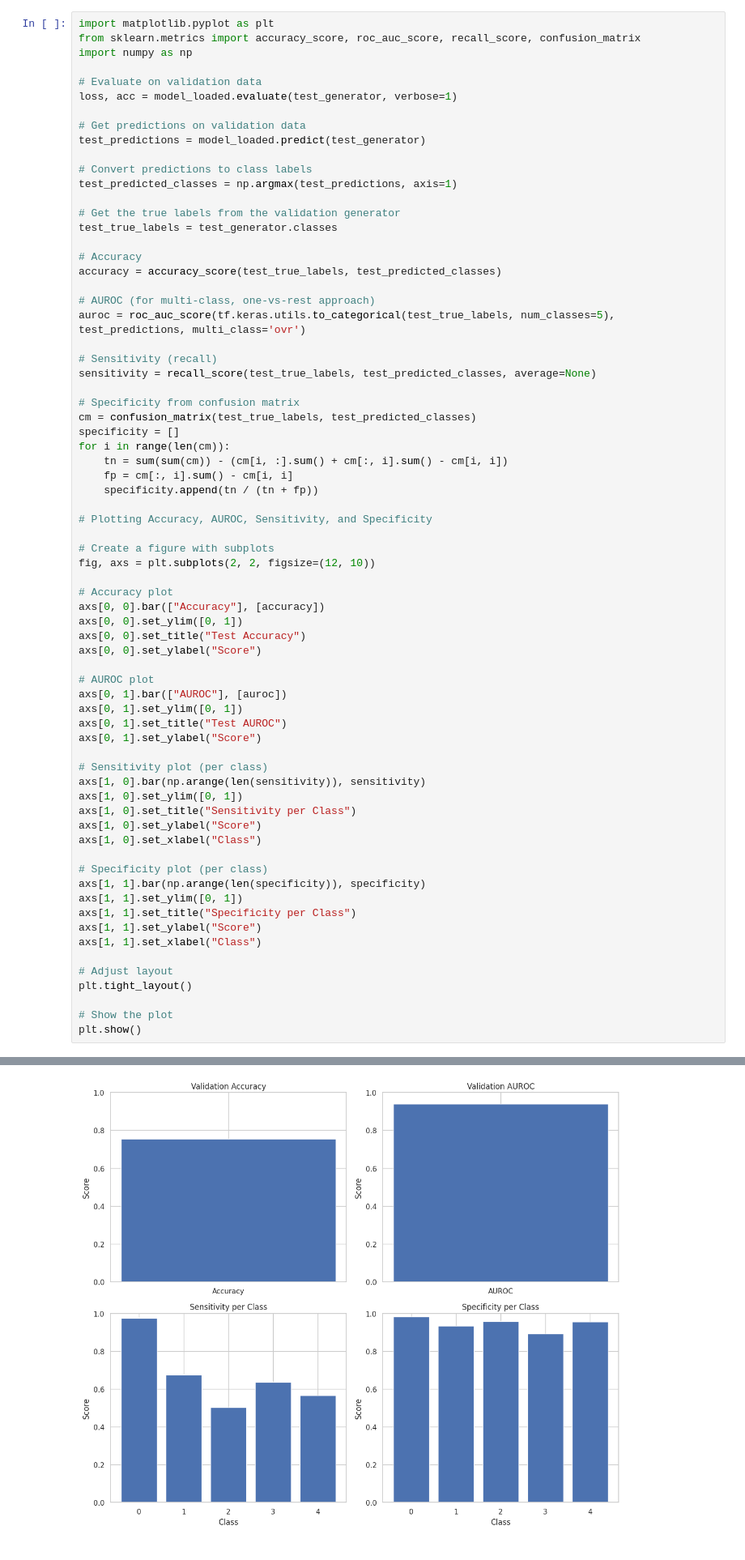
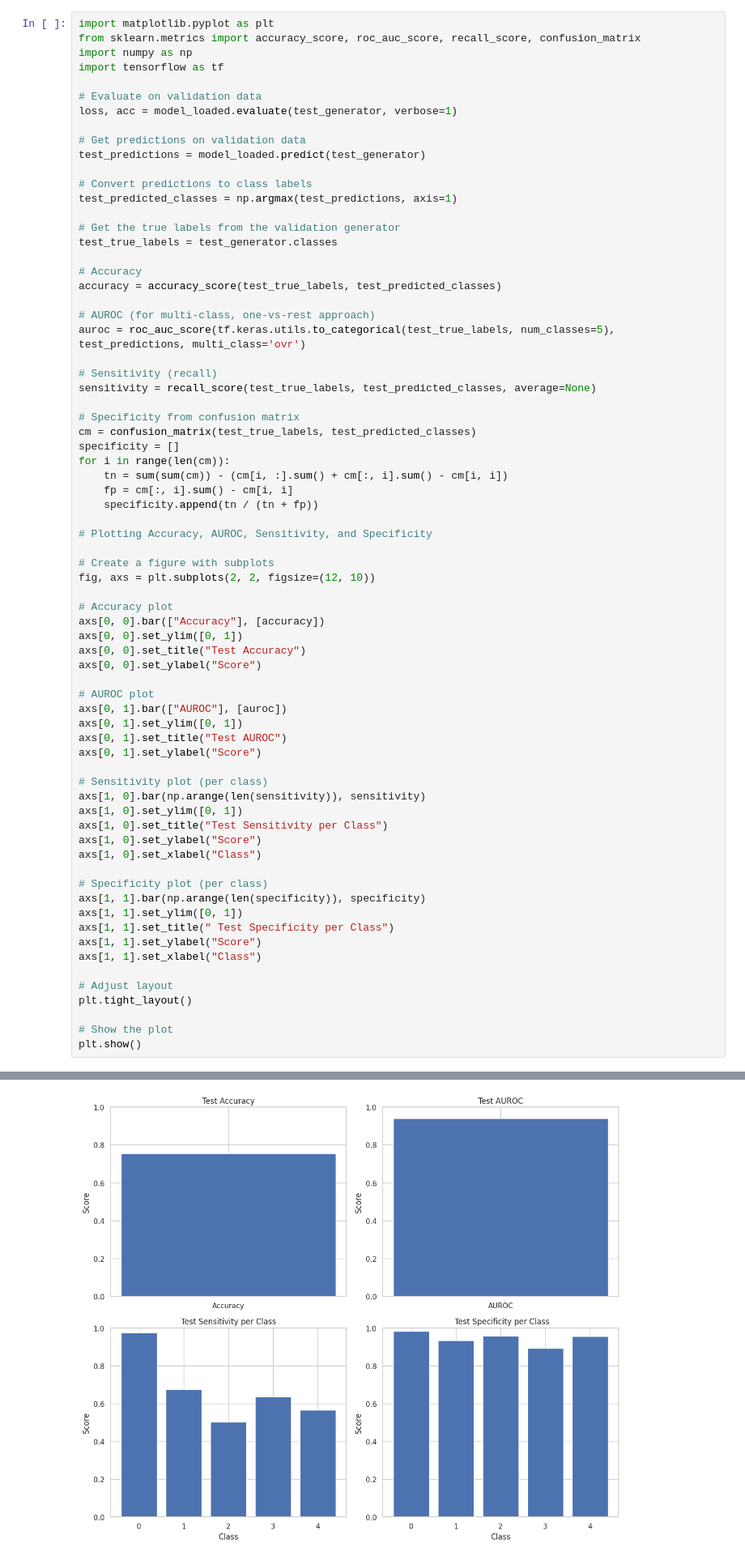
Before and after one commit to SunilkumarAdapa/Diabetic-Retinopathy, a Jupyter notebook: shap-efficient-bo-multi-class.ipynb, the cells around one changed output, grey strips where cells are left out. Shown at 81% size. Saved outputs shown, nothing was run; the diff lists cells and outputs as text.

```diff
--- a/shap-efficient-bo-multi-class.ipynb
+++ b/shap-efficient-bo-multi-class.ipynb
@@ -502,6 +510,7 @@ STEP_SIZE_TEST = test_generator.n // test_generator.batch_size
 import matplotlib.pyplot as plt
 from sklearn.metrics import accuracy_score, roc_auc_score, recall_score, confusion_matrix
 import numpy as np
+import tensorflow as tf
 
 # Evaluate on validation data
 loss, acc = model_loaded.evaluate(test_generator, verbose=1)
@@ -552,14 +561,14 @@ axs[0, 1].set_ylabel("Score")
 # Sensitivity plot (per class)
 axs[1, 0].bar(np.arange(len(sensitivity)), sensitivity)
 axs[1, 0].set_ylim([0, 1])
-axs[1, 0].set_title("Sensitivity per Class")
+axs[1, 0].set_title("Test Sensitivity per Class")
 axs[1, 0].set_ylabel("Score")
 axs[1, 0].set_xlabel("Class")
 
 # Specificity plot (per class)
 axs[1, 1].bar(np.arange(len(specificity)), specificity)
 axs[1, 1].set_ylim([0, 1])
-axs[1, 1].set_title("Specificity per Class")
+axs[1, 1].set_title(" Test Specificity per Class")
 axs[1, 1].set_ylabel("Score")
 axs[1, 1].set_xlabel("Class")
 
@@ -573,2 +582,2 @@ plt.show()
 733/733 ━━━━━━━━━━━━━━━━━━━━ 88s 120ms/step
-[figure, old version]
+[figure, new version]
```
Also changed, not shown: parts of 25 cells of this notebook.
